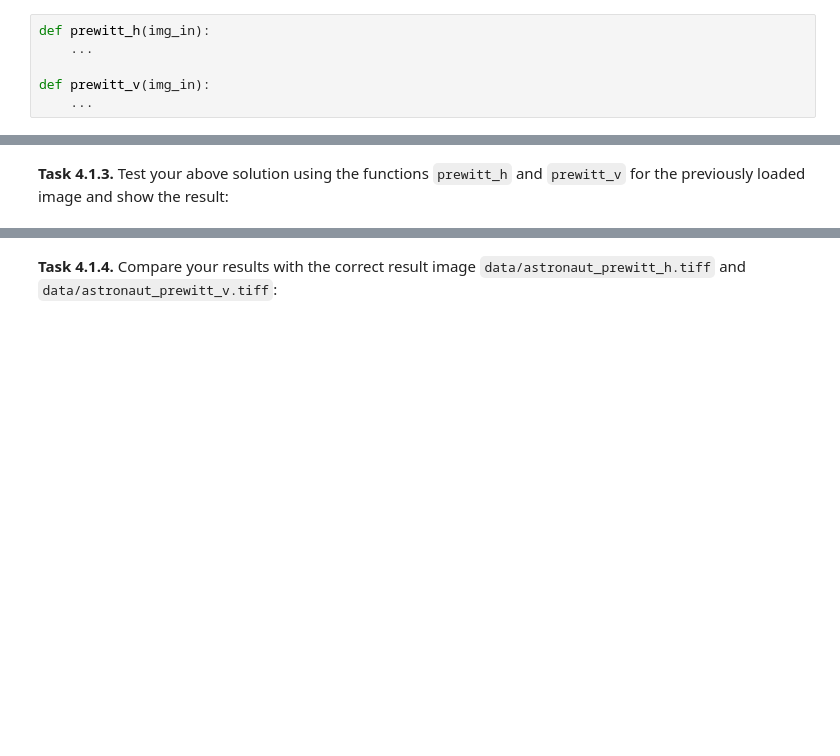
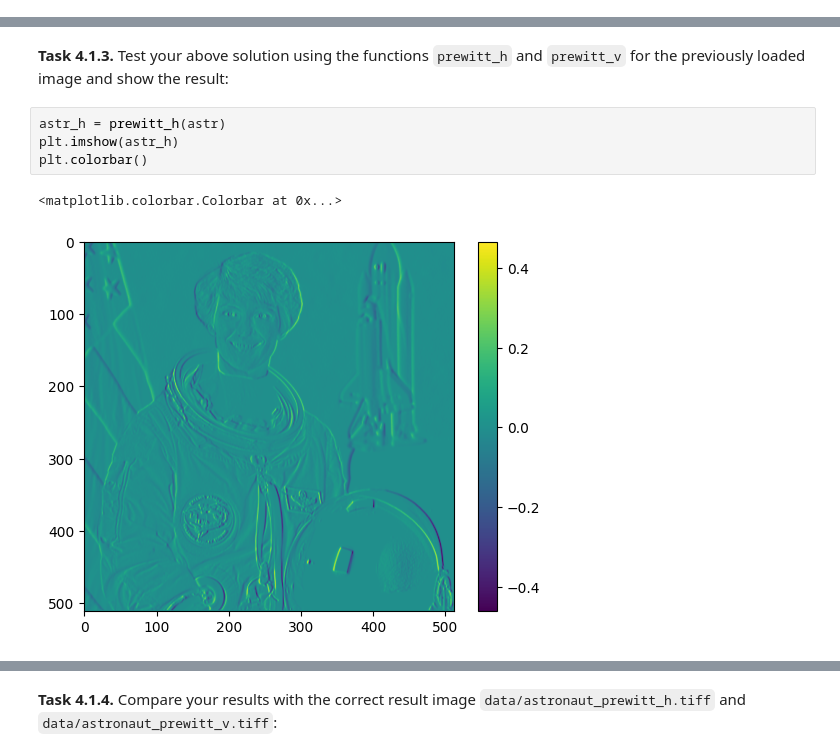
Before and after one commit to Hallo-ollaH/mobi-fs3-python, a Jupyter notebook: task4.ipynb, the cells around one changed output, grey strips where cells are left out. Drawn from its saved outputs; the diff is of its cells as text; blank space fills up the shorter version.

```diff
--- a/task4.ipynb
+++ b/task4.ipynb
@@ -20,12 +20,6 @@ plt.colorbar()
 [figure]
 # %% [markdown]
 **<a id="#">Task 4.1.2.</a>** Implement horizontal and vertical 3&times;3 Prewitt filters:
-# %%
-def prewitt_h(img_in):
-    ...
-
-def prewitt_v(img_in):
-    ...
 # %%
 def prewitt_h(img_in):
     size = 3
@@ -94,2 +77,9 @@ def prewitt_v(img_in):
 # %% [markdown]
 **<a id="#">Task 4.1.3.</a>** Test your above solution using the functions `prewitt_h` and `prewitt_v` for the previously loaded image and show the result:
+# %%
+astr_h = prewitt_h(astr)
+plt.imshow(astr_h)
+plt.colorbar()
+# %% [output]
+<matplotlib.colorbar.Colorbar at 0x...>
+[figure, added]
```
Also changed, not shown: parts of 8 cells of this notebook, 1 other file.
